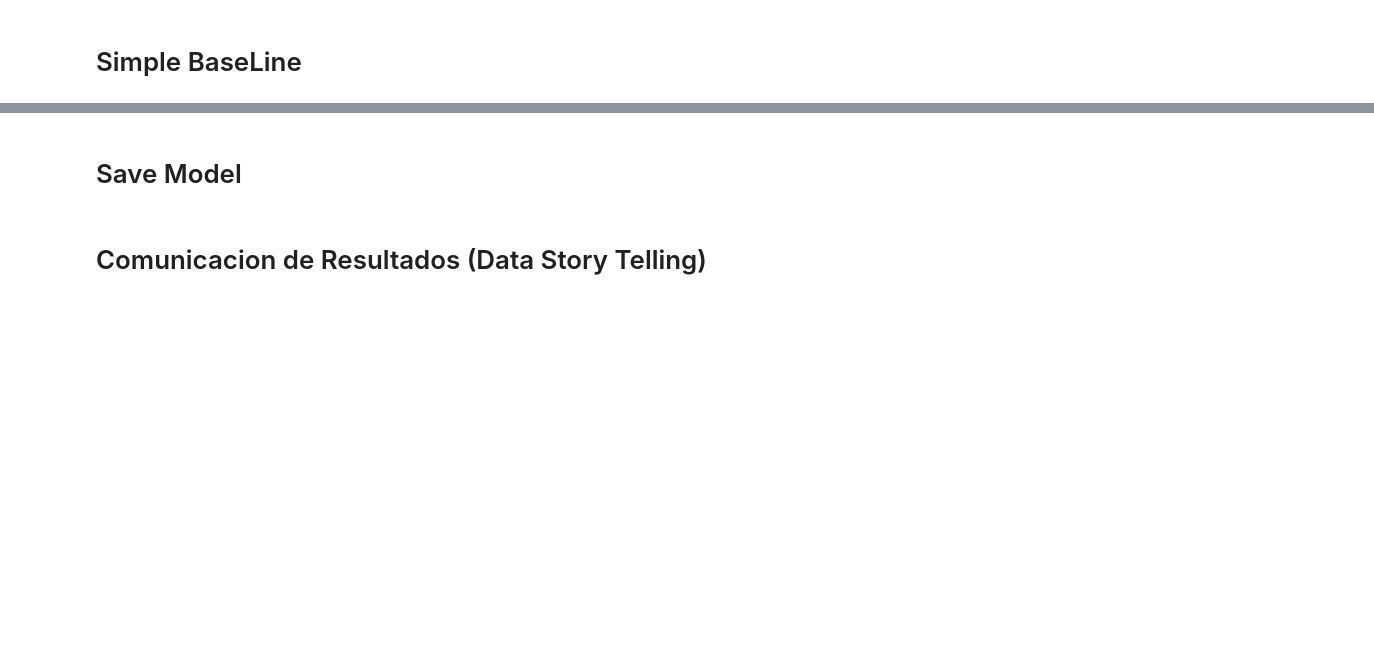
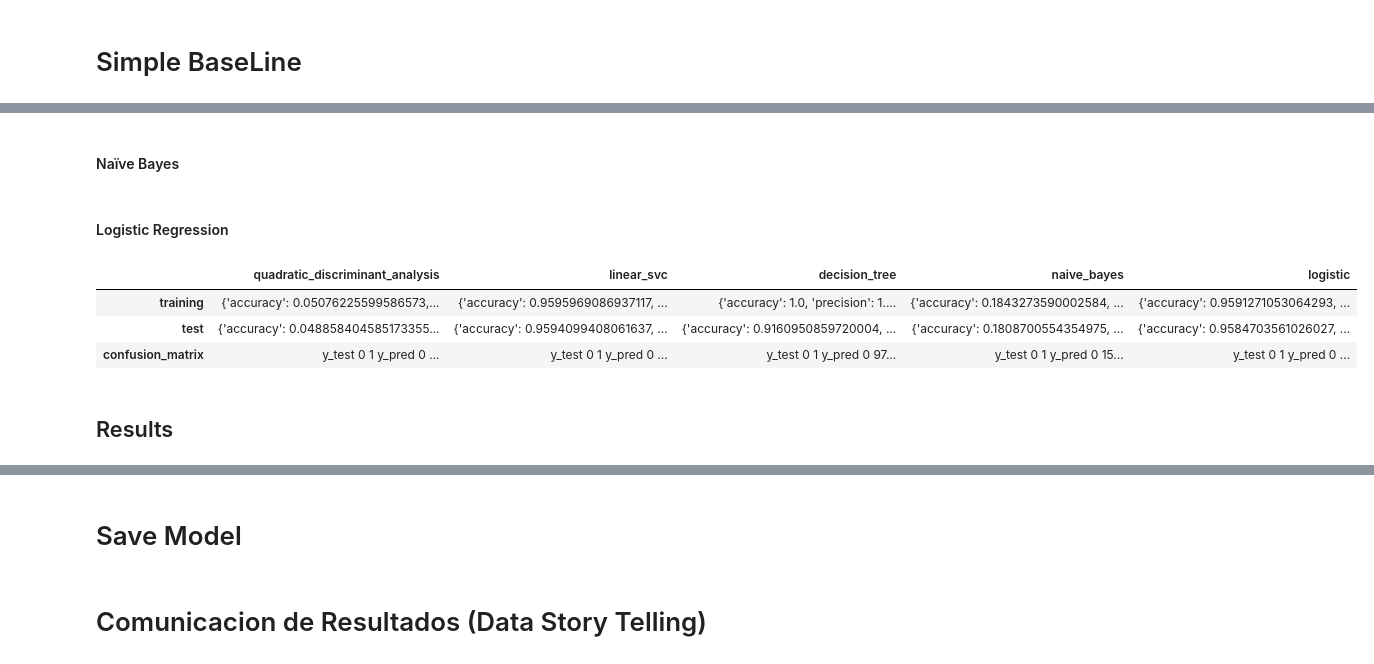
Before and after one commit to fnsalinas/Readmission-ML-Project, a Jupyter notebook: notebooks/3-diabetes_Models.ipynb, the cells around one changed output, grey strips where cells are left out. Saved outputs shown, nothing was run; the diff lists cells and outputs as text; code cells hidden in the pictures; blank space fills up the shorter version.

```diff
--- a/notebooks/3-diabetes_Models.ipynb
+++ b/notebooks/3-diabetes_Models.ipynb
@@ -99,0 +478,2 @@ Se seleccionan alguno modelos para realziar eset paso, ya que tiene una carga co
+# %% [markdown]
+#### Naïve Bayes
@@ -99,0 +489,2 @@ Se seleccionan alguno modelos para realziar eset paso, ya que tiene una carga co
+# %% [markdown]
+#### Logistic Regression
@@ -99,0 +498,7 @@ Se seleccionan alguno modelos para realziar eset paso, ya que tiene una carga co
+# %%
+final_result
+# %% [output]
+|  | quadratic_discriminant_analysis | linear_svc | decision_tree | naive_bayes | logistic |
+| training | {'accuracy': 0.05076225599586573,... | {'accuracy': 0.9595969086937117, ... | {'accuracy': 1.0, 'precision': 1.... | {'accuracy': 0.1843273590002584, ... | {'accuracy': 0.9591271053064293, ... |
+| test | {'accuracy': 0.048858404585173355... | {'accuracy': 0.9594099408061637, ... | {'accuracy': 0.9160950859720004, ... | {'accuracy': 0.1808700554354975, ... | {'accuracy': 0.9584703561026027, ... |
+| confusion_matrix | y_test 0 1 y_pred 0 ... | y_test 0 1 y_pred 0 ... | y_test 0 1 y_pred 0 97... | y_test 0 1 y_pred 0 15... | y_test 0 1 y_pred 0 ... |
@@ -99,0 +526,2 @@ Se seleccionan alguno modelos para realziar eset paso, ya que tiene una carga co
+# %% [markdown]
+## Results
```
Also changed, not shown: parts of 44 cells of this notebook.
